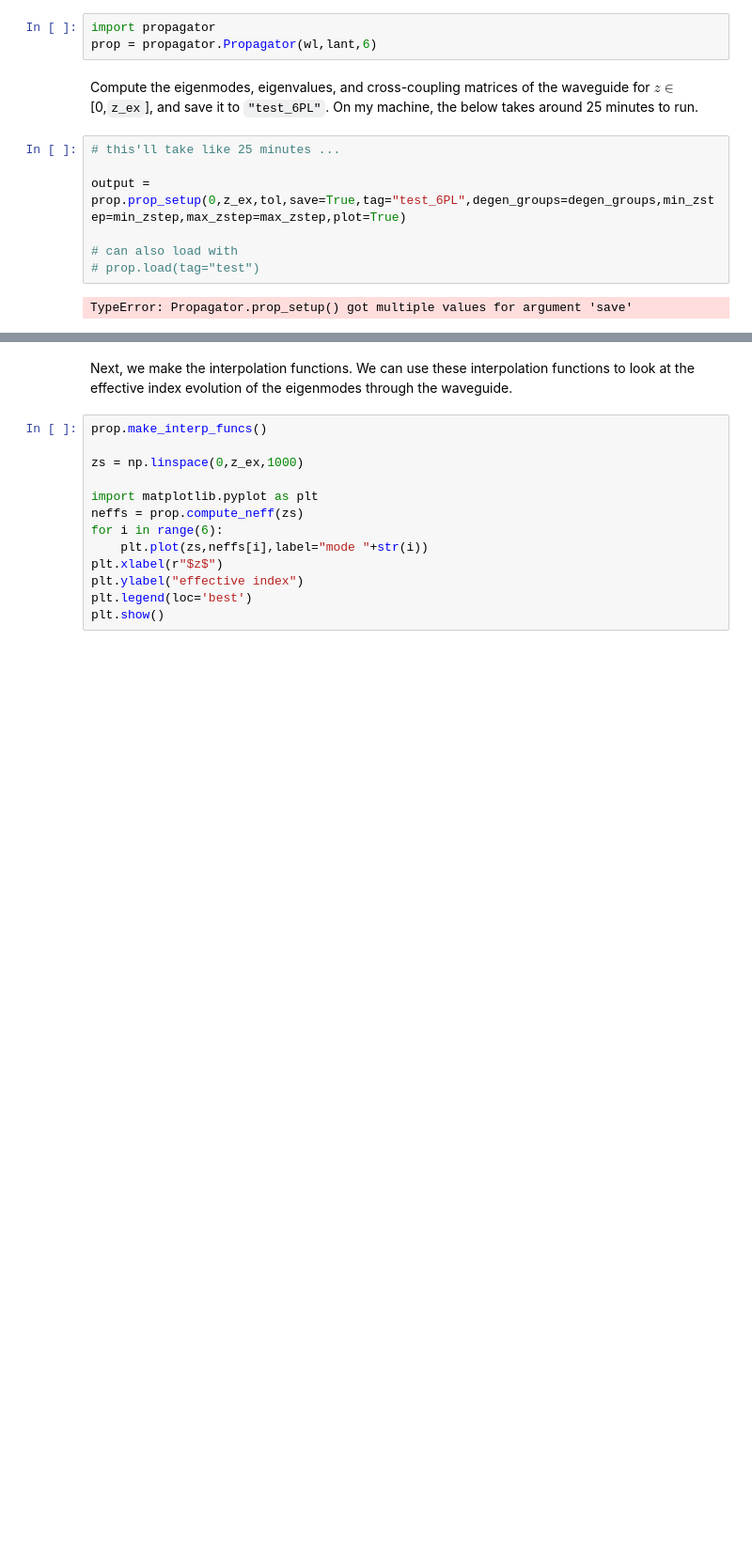
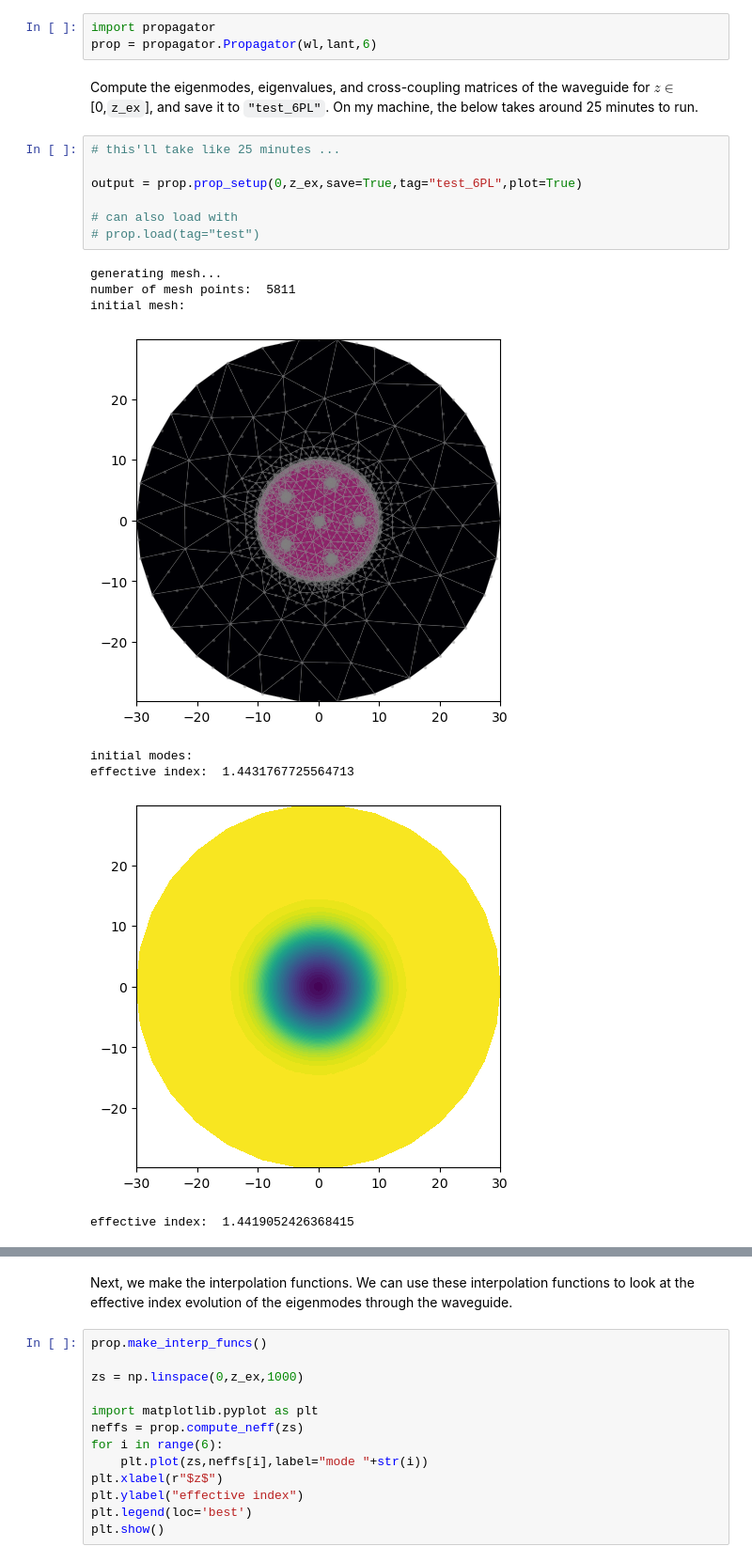
Before and after one commit to jw-lin/cbeam, a Jupyter notebook: cbeam.ipynb, the cells around one changed output, grey strips where cells are left out. Shown at 94% size. Saved outputs shown, nothing was run; the diff lists cells and outputs as text; blank space fills up the shorter version.

```diff
--- a/cbeam.ipynb
+++ b/cbeam.ipynb
@@ -311,9 +382,16 @@ Compute the eigenmodes, eigenvalues, and cross-coupling matrices of the waveguid
 # %%
 # this'll take like 25 minutes ...
 
-output = prop.prop_setup(0,z_ex,tol,save=True,tag="test_6PL",degen_groups=degen_groups,min_zstep=min_zstep,max_zstep=max_zstep,plot=True)
+output = prop.prop_setup(0,z_ex,save=True,tag="test_6PL",plot=True)
 
 # can also load with
 # prop.load(tag="test")
 # %% [output]
-TypeError: Propagator.prop_setup() got multiple values for argument 'save'
+generating mesh...
+number of mesh points:  5811
+initial mesh:
+[figure, added]
+initial modes:
+effective index:  1.4431767725564713
+[figure, added]
+effective index:  1.4419052426368415
```
Also changed, not shown: parts of 26 cells of this notebook, 4 other files.
